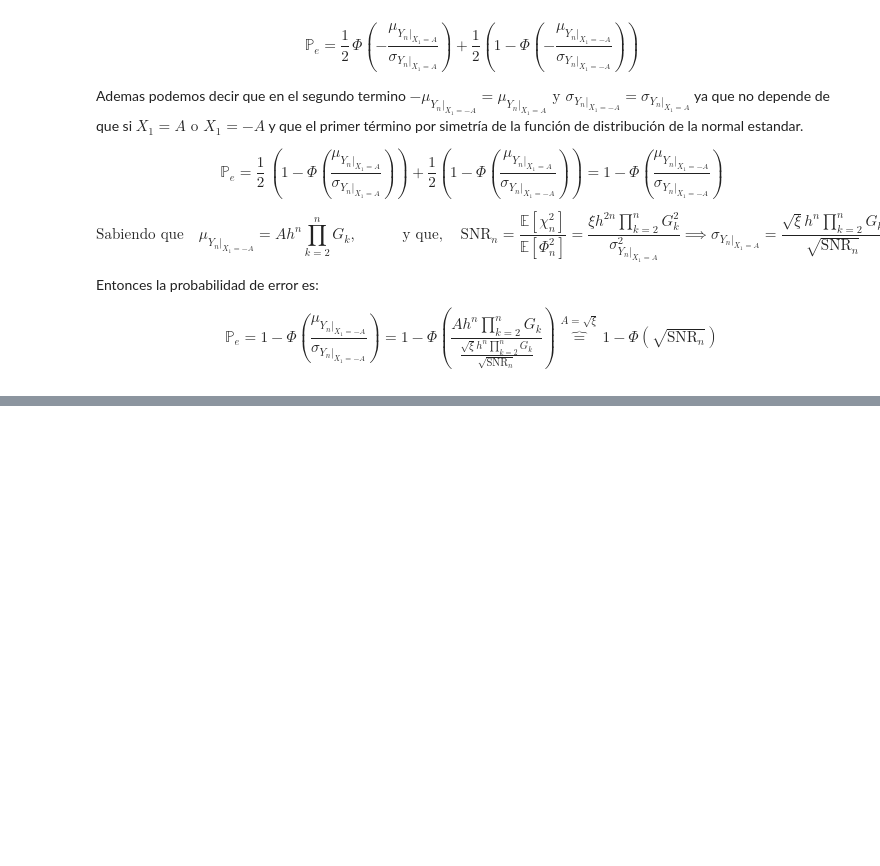
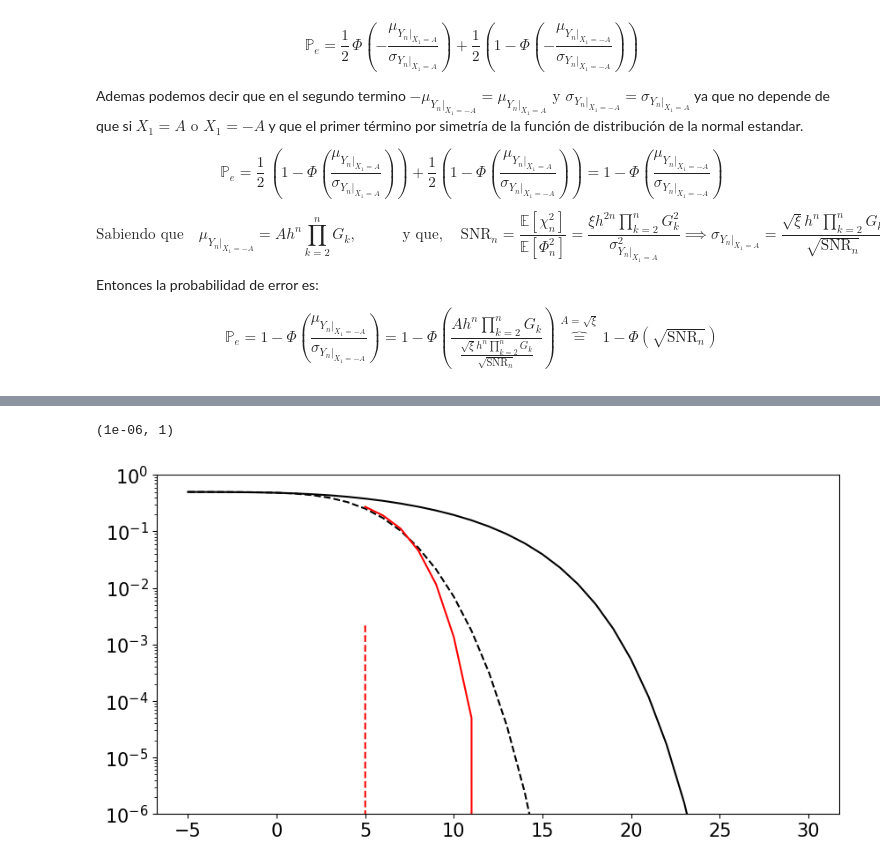
Before and after one commit to frossi-fiuba/tps_estoca, a Jupyter notebook: tp1/tp1_demarco_mendoza_rossi.ipynb, the cells around one changed output, grey strips where cells are left out. Drawn from its saved outputs; the diff is of its cells as text; code cells hidden in the pictures; blank space fills up the shorter version.

```diff
--- a/tp1/tp1_demarco_mendoza_rossi.ipynb
+++ b/tp1/tp1_demarco_mendoza_rossi.ipynb
@@ -373,0 +439,13 @@ plt.ylabel(r'$\mathbb{P}_{e}$');
+# %%
+plt.figure(figsize=(10,5))
+
+plt.semilogy(SNR,P_e_d(9,SNR_lin), color='k', linestyle= '--')
+plt.semilogy(SNR,P_e(9,SNR_lin), color='k')
+
+plt.semilogy(SNR1_dB, P_e_mc_snr, color='r')
+plt.semilogy(SNR1_dB, P_e_d_mc_snr, color='r', linestyle='--')
+
+plt.ylim(10e-7,1)
+# %% [output]
+(1e-06, 1)
+[figure, added]
```
Also changed, not shown: parts of 5 cells of this notebook.
